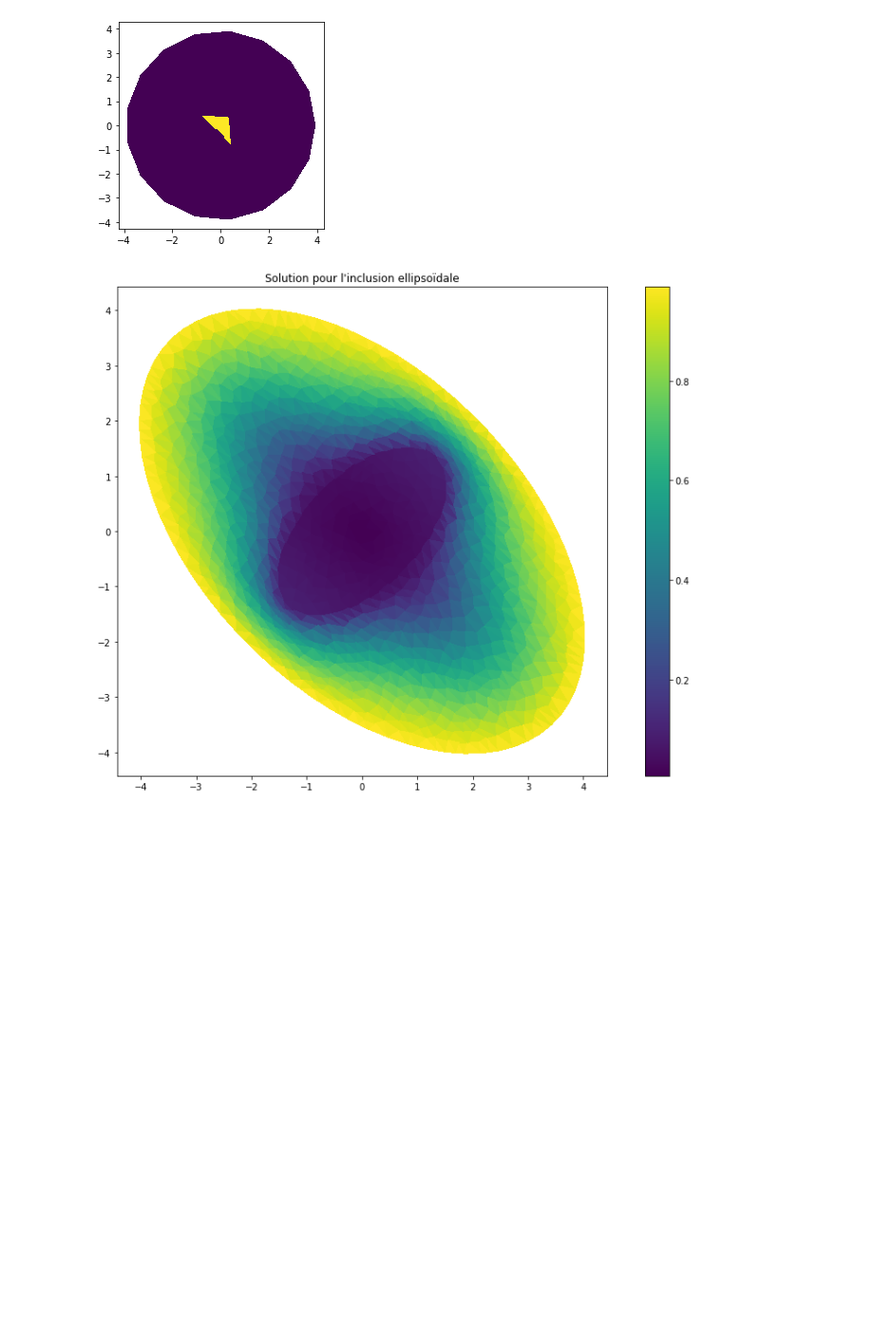
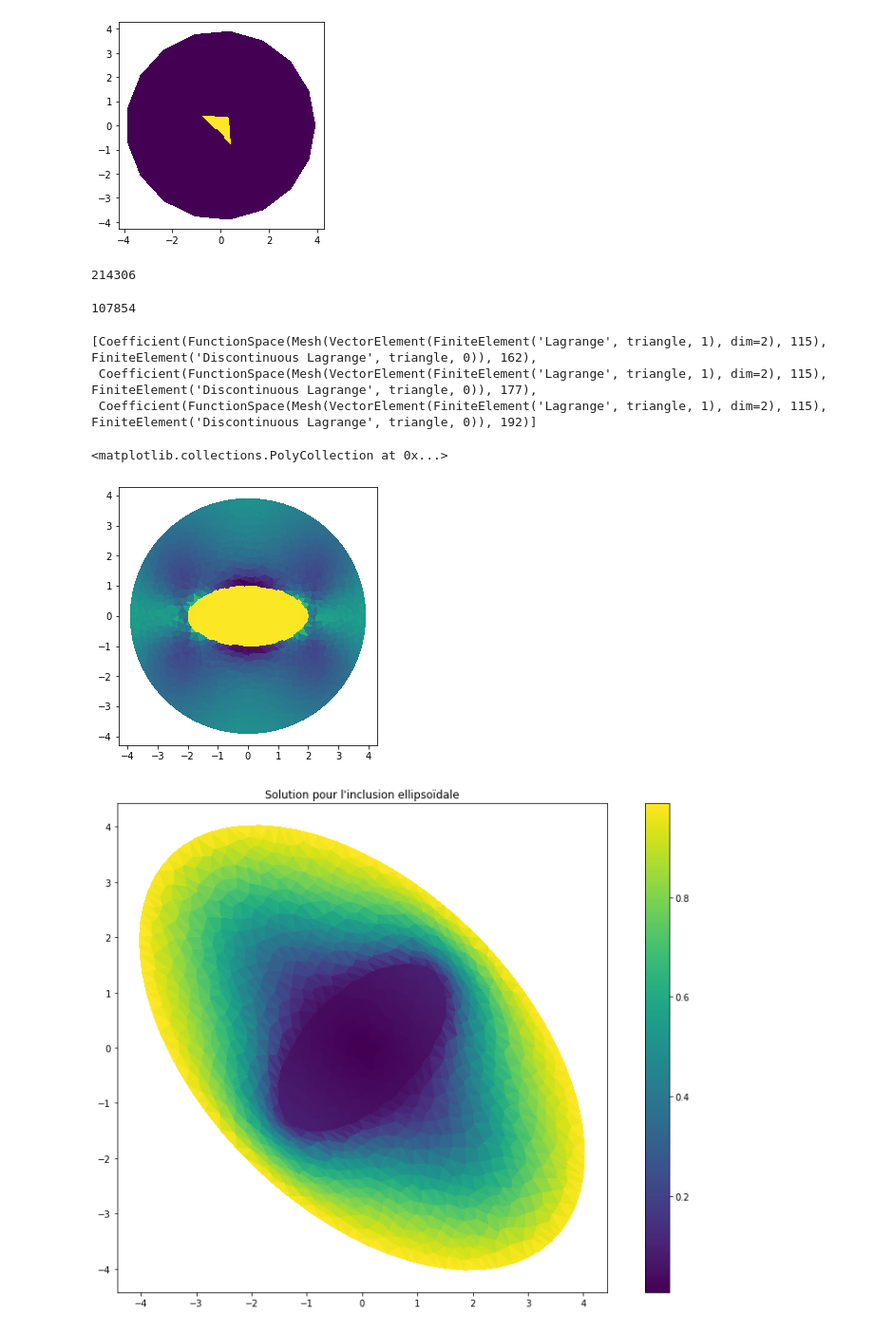
Before and after one commit to a-latyshev/Fenics_AMMS_2021, a Jupyter notebook: TP1/03-Eshelby_inhomogeneity.ipynb, the cells around one changed output. Shown at 95% size. Saved outputs shown, nothing was run; the diff lists cells and outputs as text; code cells hidden in the pictures; blank space fills up the shorter version.

```diff
--- a/TP1/03-Eshelby_inhomogeneity.ipynb
+++ b/TP1/03-Eshelby_inhomogeneity.ipynb
@@ -67,6 +68,26 @@ elliptic_sol_fine.solve(model_fine)
+# %%
+model_fine.mesh.num_cells()
+# %% [output]
+214306
+# %%
+model_fine.mesh.num_vertices()
+# %% [output]
+107854
 # %%
 usol_max = np.max(np.abs(elliptic_sol_fine.usol.compute_vertex_values()))
 usol_uniform = elliptic_sol_fine.usol/usol_max
+# %%
+elliptic_sol_fine.strain_field
+# %% [output]
+[Coefficient(FunctionSpace(Mesh(VectorElement(FiniteElement('Lagrange', triangle, 1), dim=2), 115), FiniteElement('Discontinuous Lagrange', triangle, 0)), 162),
+ Coefficient(FunctionSpace(Mesh(VectorElement(FiniteElement('Lagrange', triangle, 1), dim=2), 115), FiniteElement('Discontinuous Lagrange', triangle, 0)), 177),
+ Coefficient(FunctionSpace(Mesh(VectorElement(FiniteElement('Lagrange', triangle, 1), dim=2), 115), FiniteElement('Discontinuous Lagrange', triangle, 0)), 192)]
+# %%
+plt.figure(figsize=[5, 5])
+dolfin.plot(elliptic_sol_fine.strain_field[2])
+# %% [output]
+<matplotlib.collections.PolyCollection at 0x...>
+[figure, added]
 # %%
 plt.figure(figsize=[15, 10])
 plt.colorbar(dolfin.plot(usol_uniform, mode='displacement'))
```
Also changed, not shown: parts of 4 cells of this notebook, 3 other files.
